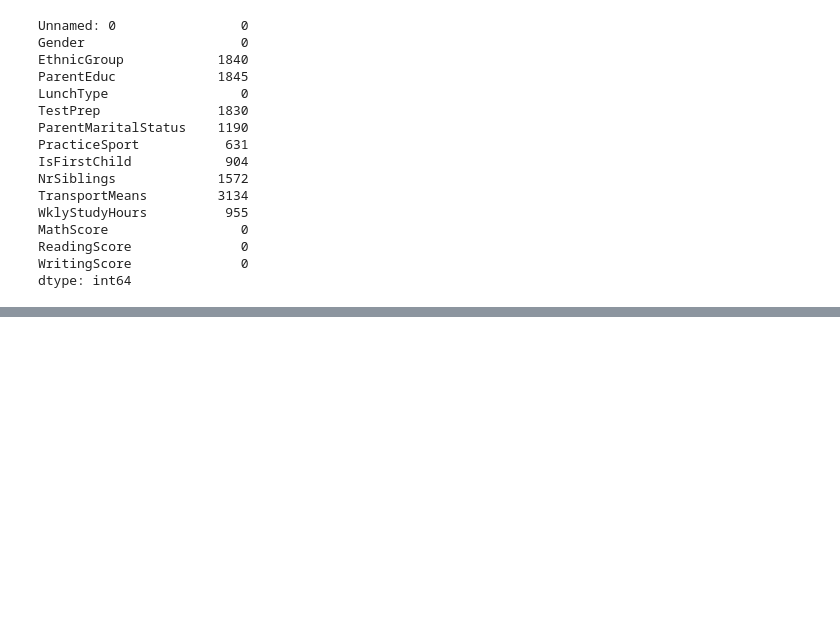
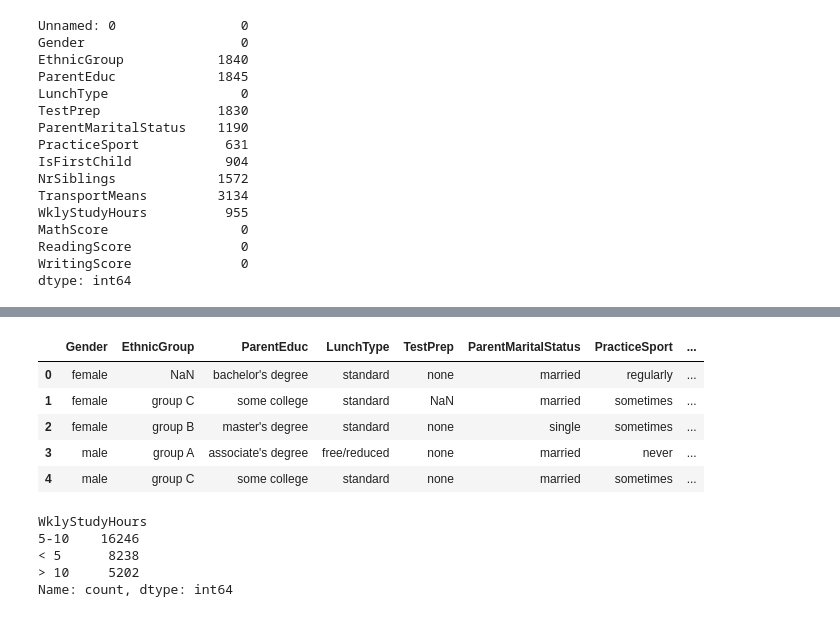
Before and after one commit to Abhishek191191/Student-Score-Analysis, a Jupyter notebook: Analysis Code.ipynb, the cells around one changed output, grey strips where cells are left out. Saved outputs shown, nothing was run; the diff lists cells and outputs as text; code cells hidden in the pictures; blank space fills up the shorter version.

```diff
--- a/Analysis Code.ipynb
+++ b/Analysis Code.ipynb
@@ -69,0 +81,18 @@ data = data.drop("")
+# %%
+data['WklyStudyHours'] = data['WklyStudyHours'].str.replace('05-Oct', '5-10')
+data.head()
+# %% [output]
+|  | Gender | EthnicGroup | ParentEduc | LunchType | TestPrep | ParentMaritalStatus | PracticeSport | ... |
+| 0 | female | NaN | bachelor's degree | standard | none | married | regularly | ... |
+| 1 | female | group C | some college | standard | NaN | married | sometimes | ... |
+| 2 | female | group B | master's degree | standard | none | single | sometimes | ... |
+| 3 | male | group A | associate's degree | free/reduced | none | married | never | ... |
+| 4 | male | group C | some college | standard | none | married | sometimes | ... |
+# %%
+data['WklyStudyHours'].value_counts()
+# %% [output]
+WklyStudyHours
+5-10    16246
+< 5      8238
+> 10     5202
+Name: count, dtype: int64
```
Also changed, not shown: parts of 7 cells of this notebook.
